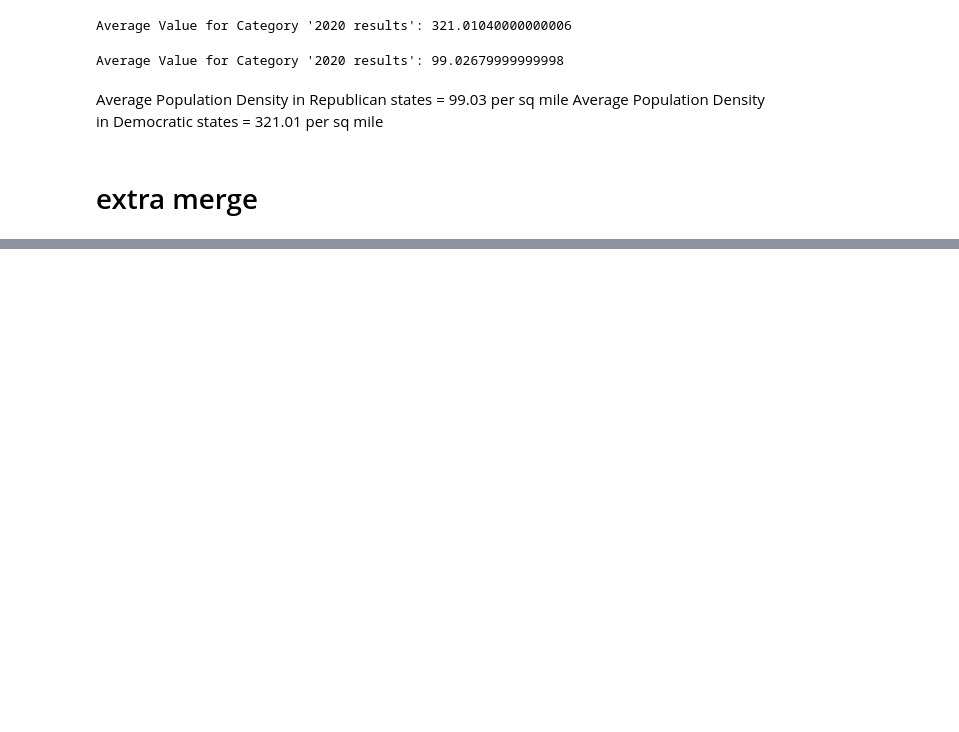
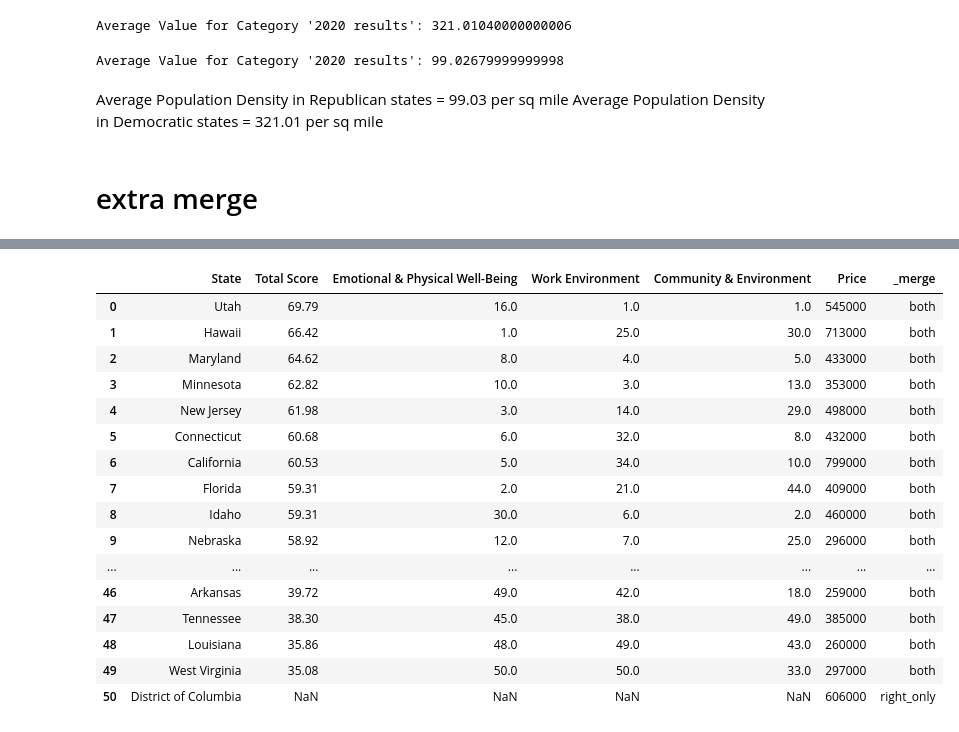
Before and after one commit to jmccahill5/datman, a Jupyter notebook: PS5.ipynb, the cells around one changed output, grey strips where cells are left out. Saved outputs shown, nothing was run; the diff lists cells and outputs as text; code cells hidden in the pictures; blank space fills up the shorter version.

```diff
--- a/PS5.ipynb
+++ b/PS5.ipynb
@@ -926,0 +994,20 @@ ex1.csv  ex2.csv  sample_data
+# %%
+mergedSTATEHAPPY2
+# %% [output]
+|  | State | Total Score | Emotional & Physical Well-Being | Work Environment | Community & Environment | Price | _merge |
+| 0 | Utah | 69.79 | 16.0 | 1.0 | 1.0 | 545000 | both |
+| 1 | Hawaii | 66.42 | 1.0 | 25.0 | 30.0 | 713000 | both |
+| 2 | Maryland | 64.62 | 8.0 | 4.0 | 5.0 | 433000 | both |
+| 3 | Minnesota | 62.82 | 10.0 | 3.0 | 13.0 | 353000 | both |
+| 4 | New Jersey | 61.98 | 3.0 | 14.0 | 29.0 | 498000 | both |
+| 5 | Connecticut | 60.68 | 6.0 | 32.0 | 8.0 | 432000 | both |
+| 6 | California | 60.53 | 5.0 | 34.0 | 10.0 | 799000 | both |
+| 7 | Florida | 59.31 | 2.0 | 21.0 | 44.0 | 409000 | both |
+| 8 | Idaho | 59.31 | 30.0 | 6.0 | 2.0 | 460000 | both |
+| 9 | Nebraska | 58.92 | 12.0 | 7.0 | 25.0 | 296000 | both |
+| ... | ... | ... | ... | ... | ... | ... | ... |
+| 46 | Arkansas | 39.72 | 49.0 | 42.0 | 18.0 | 259000 | both |
+| 47 | Tennessee | 38.30 | 45.0 | 38.0 | 49.0 | 385000 | both |
+| 48 | Louisiana | 35.86 | 48.0 | 49.0 | 43.0 | 260000 | both |
+| 49 | West Virginia | 35.08 | 50.0 | 50.0 | 33.0 | 297000 | both |
+| 50 | District of Columbia | NaN | NaN | NaN | NaN | 606000 | right_only |
```
Also changed, not shown: parts of 14 cells of this notebook.
